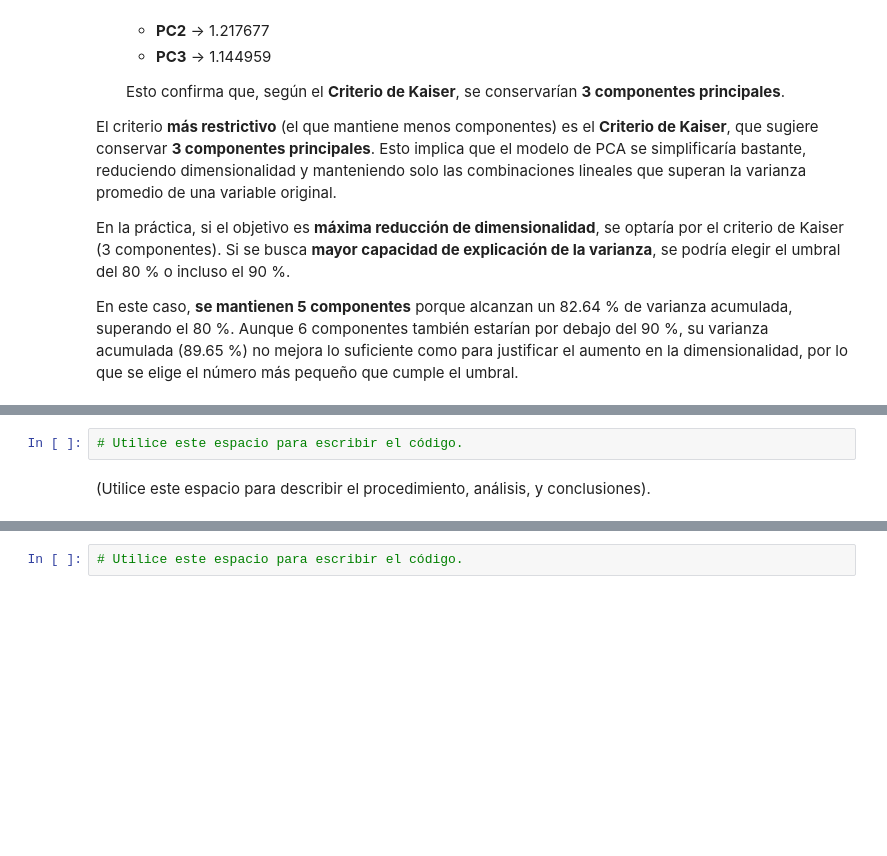
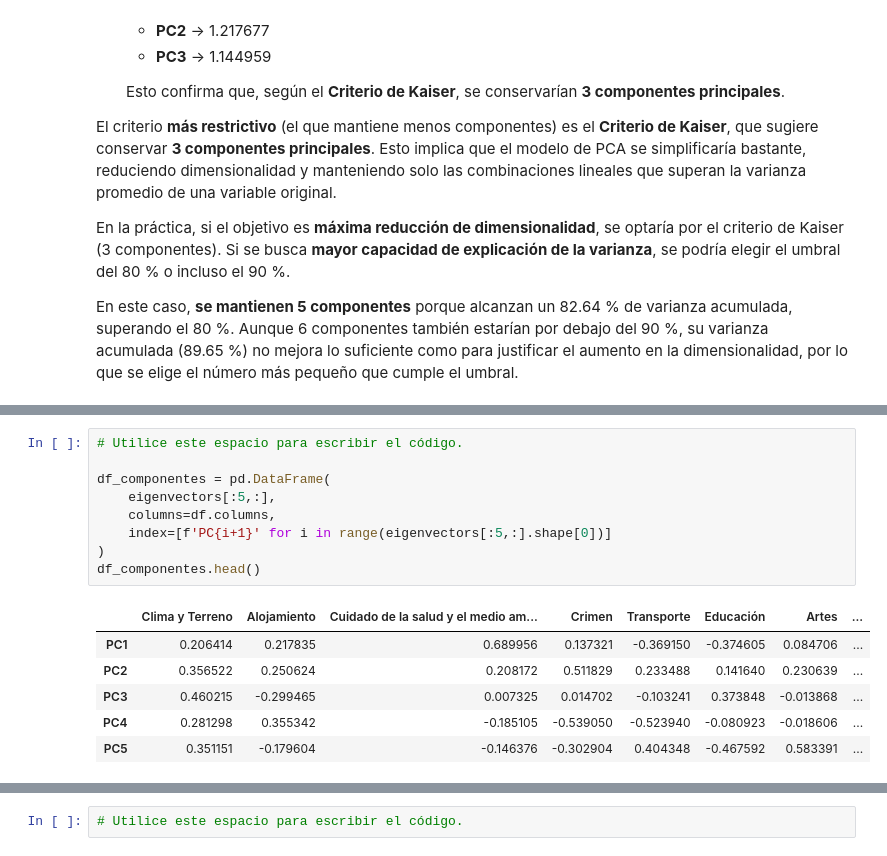
Before and after one commit to DanielEMontero/MIAD_ANS_202514, a Jupyter notebook: Semana 1/S1_LC_Taller_PCA.ipynb, the cells around one changed output, grey strips where cells are left out. Saved outputs shown, nothing was run; the diff lists cells and outputs as text; blank space fills up the shorter version.

```diff
--- a/Semana 1/S1_LC_Taller_PCA.ipynb
+++ b/Semana 1/S1_LC_Taller_PCA.ipynb
@@ -561,5 +561,17 @@ Logró reducir la dimensión en el ejercicio anterior? Si lo hizo, pueden los pe
 # %%
 # Utilice este espacio para escribir el código.
+
+df_componentes = pd.DataFrame(
+    eigenvectors[:5,:],
+    columns=df.columns,
+    index=[f'PC{i+1}' for i in range(eigenvectors[:5,:].shape[0])]
+)
+df_componentes.head()
+# %% [output]
+|  | Clima y Terreno | Alojamiento | Cuidado de la salud y el medio am... | Crimen | Transporte | Educación | Artes | ... |
+| PC1 | 0.206414 | 0.217835 | 0.689956 | 0.137321 | -0.369150 | -0.374605 | 0.084706 | ... |
+| PC2 | 0.356522 | 0.250624 | 0.208172 | 0.511829 | 0.233488 | 0.141640 | 0.230639 | ... |
+| PC3 | 0.460215 | -0.299465 | 0.007325 | 0.014702 | -0.103241 | 0.373848 | -0.013868 | ... |
+| PC4 | 0.281298 | 0.355342 | -0.185105 | -0.539050 | -0.523940 | -0.080923 | -0.018606 | ... |
+| PC5 | 0.351151 | -0.179604 | -0.146376 | -0.302904 | 0.404348 | -0.467592 | 0.583391 | ... |
-# %% [markdown]
-(Utilice este espacio para describir el procedimiento, análisis, y conclusiones).
 # %% [markdown]
```
Also changed, not shown: parts of 34 cells of this notebook.
